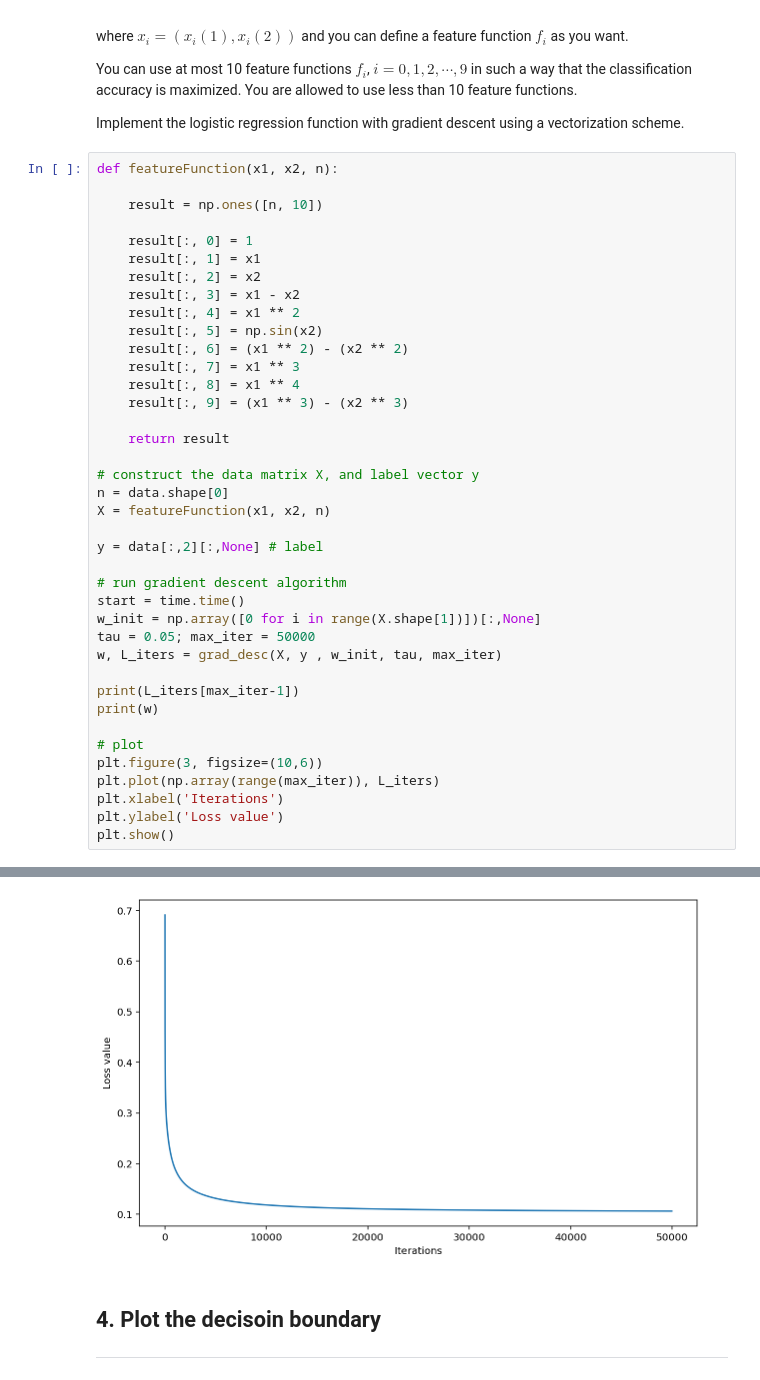
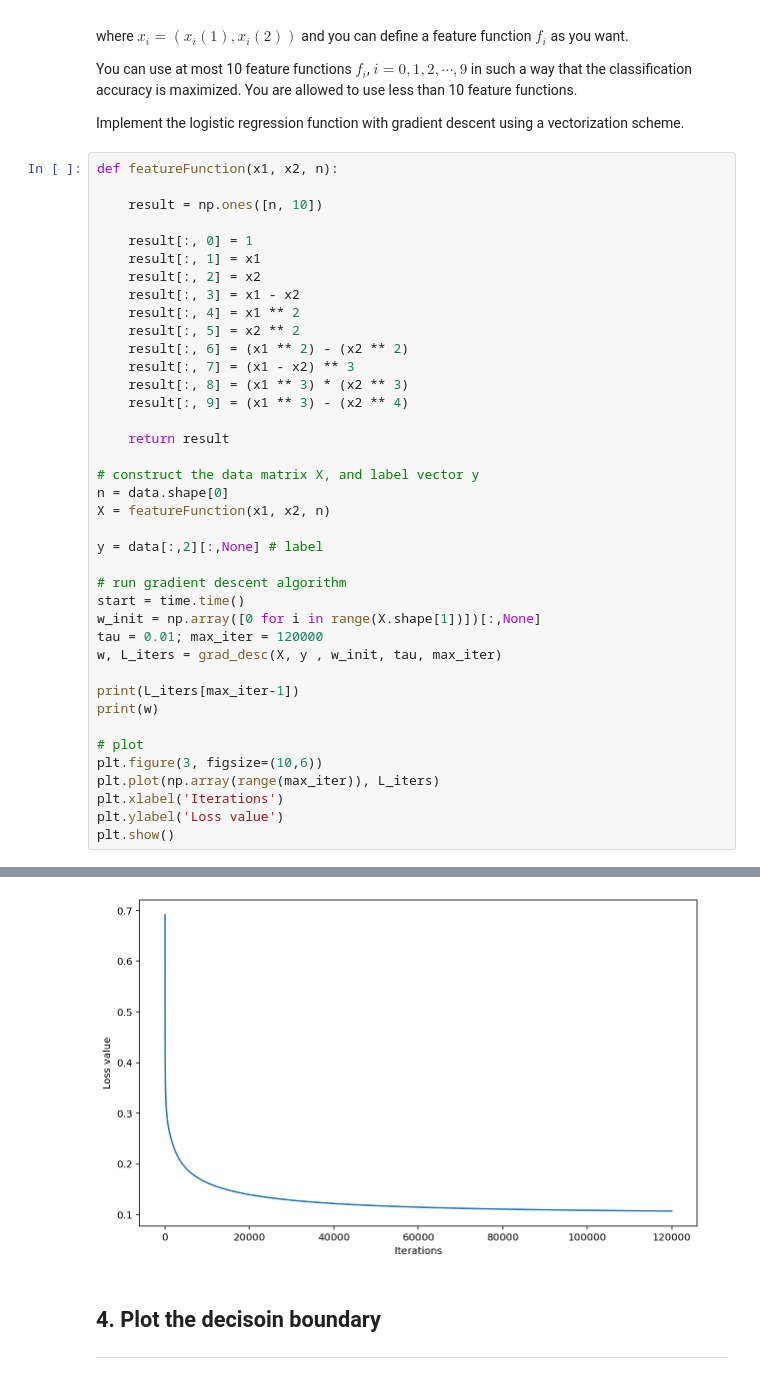
Before and after one commit to wkdthf21/Machine-Learning-Assignment, a Jupyter notebook: 05/assignment_05_b.ipynb, the cells around one changed output, grey strips where cells are left out. Cells and saved outputs as stored; diff of their text form.

```diff
--- a/05/assignment_05_b.ipynb
+++ b/05/assignment_05_b.ipynb
@@ -168,11 +168,11 @@ def featureFunction(x1, x2, n):
     result[:, 2] = x2
     result[:, 3] = x1 - x2
     result[:, 4] = x1 ** 2
-    result[:, 5] = np.sin(x2)
+    result[:, 5] = x2 ** 2
     result[:, 6] = (x1 ** 2) - (x2 ** 2)
-    result[:, 7] = x1 ** 3
-    result[:, 8] = x1 ** 4
-    result[:, 9] = (x1 ** 3) - (x2 ** 3)
+    result[:, 7] = (x1 - x2) ** 3
+    result[:, 8] = (x1 ** 3) * (x2 ** 3)
+    result[:, 9] = (x1 ** 3) - (x2 ** 4)
 
     return result
 
@@ -185,7 +185,7 @@ y = data[:,2][:,None] # label
 # run gradient descent algorithm
 start = time.time()
 w_init = np.array([0 for i in range(X.shape[1])])[:,None]
-tau = 0.05; max_iter = 50000
+tau = 0.01; max_iter = 120000
 w, L_iters = grad_desc(X, y , w_init, tau, max_iter)
 
 print(L_iters[max_iter-1])
@@ -212,4 +212,4 @@ plt.show()
-[figure, old version]
+[figure, new version]
 # %% [markdown]
 ## 4. Plot the decisoin boundary
 <hr>
```
Also changed, not shown: parts of 4 cells of this notebook.
